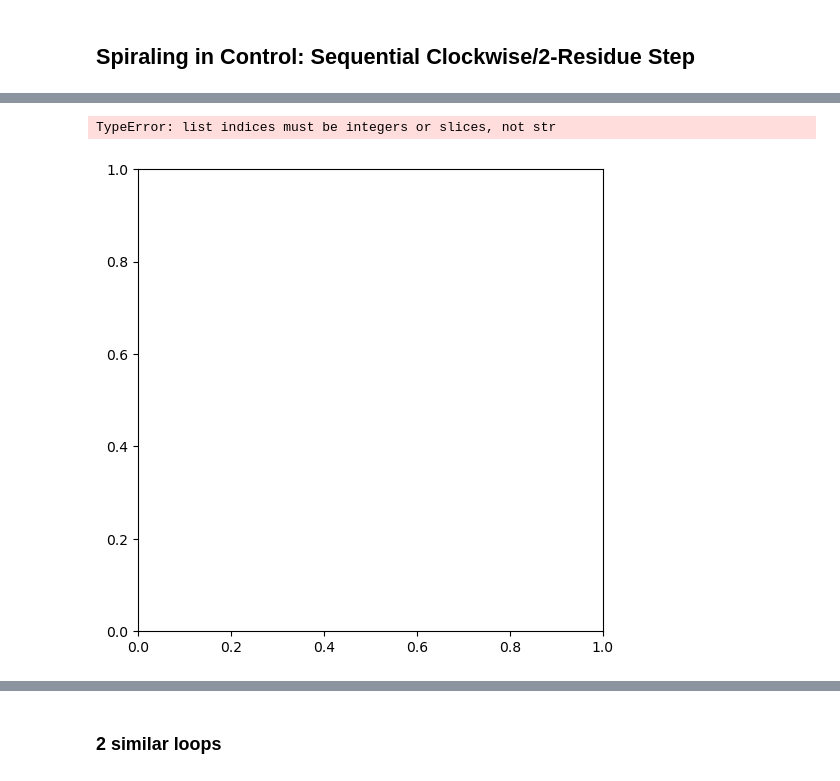
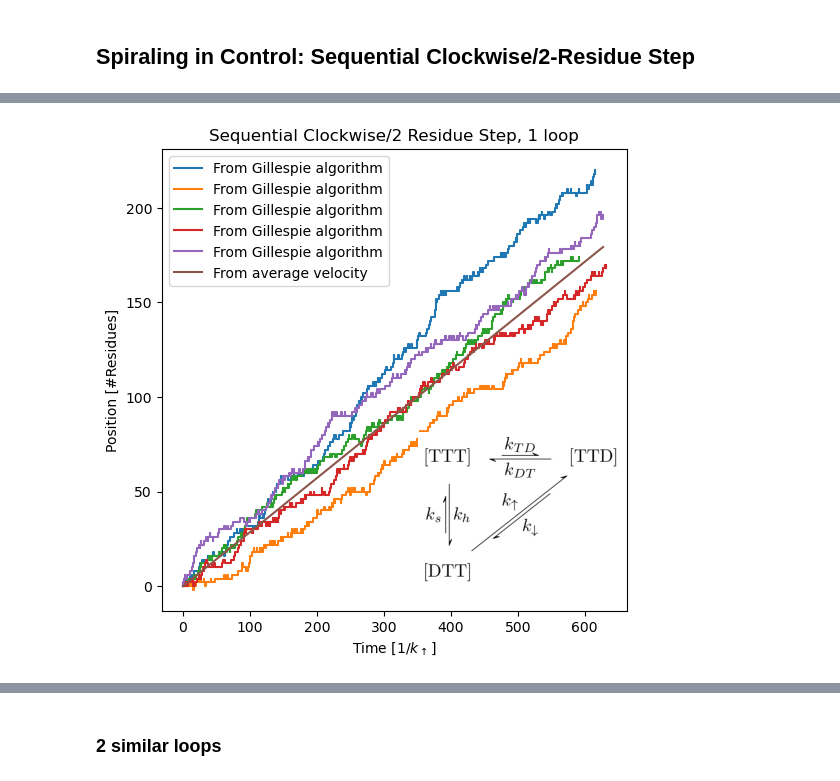
Before and after one commit to antmaier/Projet-de-Master, a Jupyter notebook: UnderstandingGillespieAlgorithm.ipynb, the cells around one changed output, grey strips where cells are left out. Cells and saved outputs as stored; diff of their text form; code cells hidden in the pictures.

Commit message:
Finished implementing plot multiple trajectories

```diff
--- a/UnderstandingGillespieAlgorithm.ipynb
+++ b/UnderstandingGillespieAlgorithm.ipynb
@@ -147,7 +147,7 @@ class DynamicalProcess(): # TODO rename to TranslocationModel
         return out
 
     def plot_position_evolution(self,
-                                positions: pd.DataFrame, # TODO add option to plot multiple positions
+                                trajectories: pd.DataFrame | list[pd.DataFrame], # TODO figure if it shoulf be trajectory or trajectories
                                 time_unit: str,
                                 position_unit: str = "#Residues",
                                 kinetic_scheme_image_path: str | None = None,
@@ -158,9 +158,11 @@ class DynamicalProcess(): # TODO rename to TranslocationModel
         """Plot the evolution of the position.
 
         Args:
-            positions: Position and timestamp at every changement of the
+            trajectories: Position and timestamp at every changement of the
                 position (in residues, not steps). It must have these two
-                columns: 'timestamp' and 'position'.
+                columns: 'timestamp' and 'position'. It can also be a list of
+                dataframes, one for each simulation. In this case, every
+                trajectory is plotted on the same axes.
             time_unit: Unit of the time (x-)axis
             position_unit: Unit of the position (y-)axis
             kinetic_scheme_image_path: If given, will add the image of the
@@ -170,7 +172,7 @@ class DynamicalProcess(): # TODO rename to TranslocationModel
             title: The title of the plot. If None, no title is added.
 
         Returns:
-            The axes with the plot if axis is non None, or both the newly
+            The axes with the plot if axis is not None, or both the newly
             created figure and axes.
         """
 
@@ -179,14 +181,20 @@ class DynamicalProcess(): # TODO rename to TranslocationModel
             fig, ax = plt.subplots(figsize=(6, 6))
             ax_given = False
 
-        ax.step(positions["timestamp"], positions["position"], where="post",
-                label="From Gillespie algorithm")
-        ax.plot(positions["timestamp"],
-                positions["timestamp"] * self.average_velocity(),
+        # If trajectories is a single dataframe, put it in a list so that we
+        # then use the same code for both cases, a single trajectory or
+        # a list of trajectories.
+        if isinstance(trajectories, pd.DataFrame):
+            trajectories = [trajectories]
+        for trajectory in trajectories:
+            ax.step(trajectory["timestamp"], trajectory["position"], where="post",
+                    label="From Gillespie algorithm")
+        ax.plot(trajectory["timestamp"],
+                trajectory["timestamp"] * self.average_velocity(),
                 label="From average velocity")
         ax.set_xlabel("Time" + " [" + time_unit + "]")
         ax.set_ylabel("Position" + " [" + position_unit + "]")
-        ax.legend()
+        ax.legend() # TODO only one color for all trajectories
         if kinetic_scheme_image_path:
             img = np.asarray(Image.open(kinetic_scheme_image_path))
             sub_ax = ax.inset_axes([0.55, 0., 0.44, 0.44])
@@ -351,16 +359,15 @@ kinetic_scheme.add_edges_from([
 
 SC_2R_1_loop = DynamicalProcess(kinetic_scheme, ("DTT", "TTD"), 2)
 # %%
-positions = SC_2R_1_loop.gillespie(positions=True, n_simulations=2)
+trajectories = SC_2R_1_loop.gillespie(positions=True, n_simulations=5)
 fig, ax = SC_2R_1_loop.plot_position_evolution(
-    positions,
+    trajectories,
     r"$1/k_\uparrow$",
     kinetic_scheme_image_path="SC_2R_1_loop_kinetic_scheme.jpg",
     title="Sequential Clockwise/2 Residue Step, 1 loop")
 plt.show()
 # %% [output]
-TypeError: list indices must be integers or slices, not str
-[figure, old version]
+[figure, new version]
 # %% [markdown]
 ### 2 different loops
 
```
Also changed, not shown: parts of 3 cells of this notebook.
